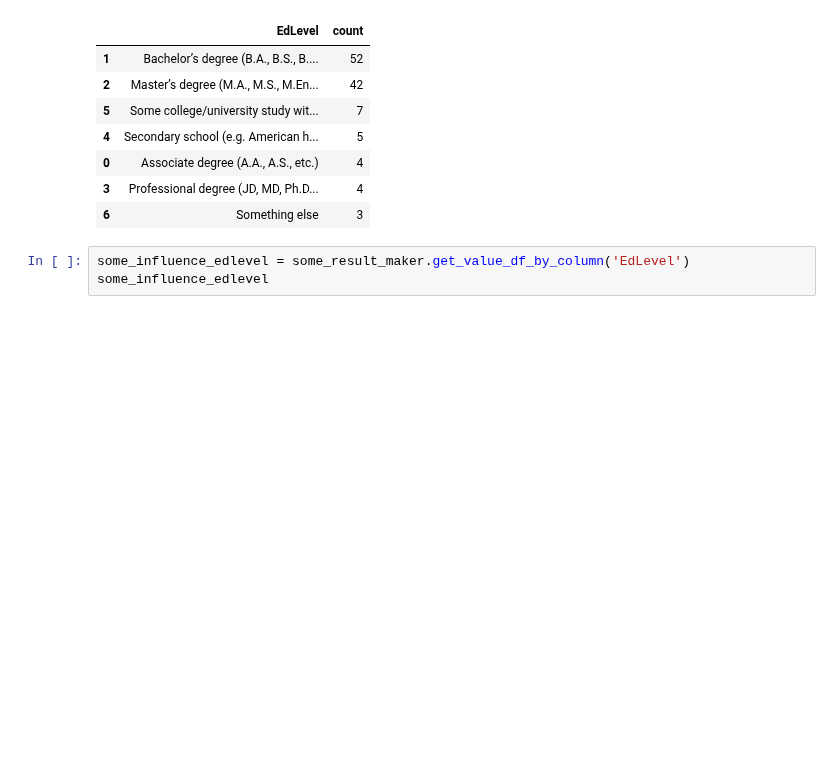
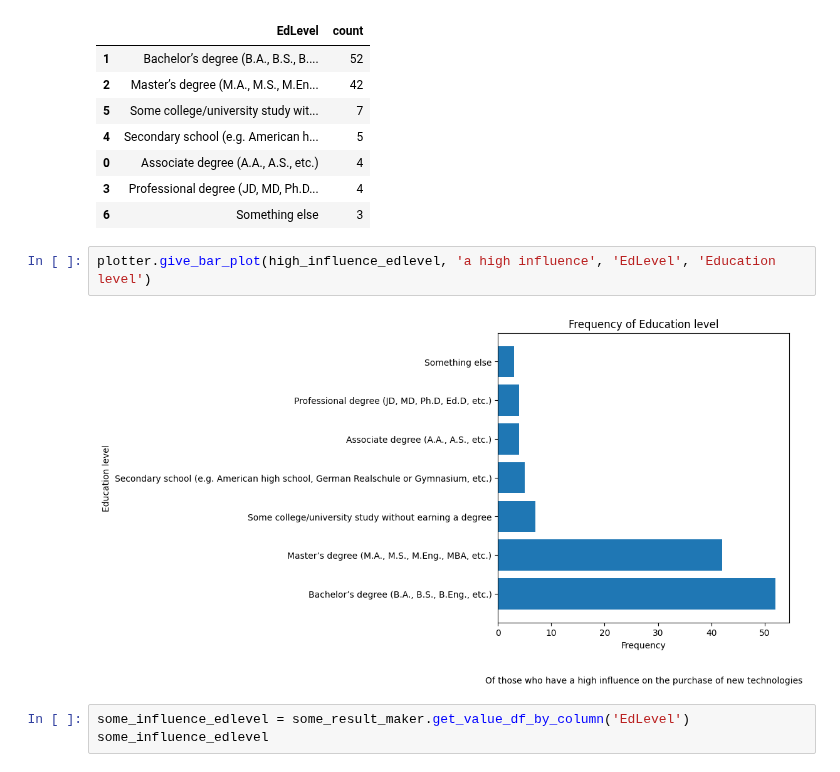
Before and after one commit to abrahim-k/stack_overflow_data, a Jupyter notebook: stack_overflow.ipynb, the cells around one changed output. Saved outputs shown, nothing was run; the diff lists cells and outputs as text; blank space fills up the shorter version.

```diff
--- a/stack_overflow.ipynb
+++ b/stack_overflow.ipynb
@@ -197,6 +205,10 @@ high_influence_edlevel
 | 0 | Associate degree (A.A., A.S., etc.) | 4 |
 | 3 | Professional degree (JD, MD, Ph.D... | 4 |
 | 6 | Something else | 3 |
+# %%
+plotter.give_bar_plot(high_influence_edlevel, 'a high influence', 'EdLevel', 'Education level')
+# %% [output]
+[figure, added]
 # %%
 some_influence_edlevel = some_result_maker.get_value_df_by_column('EdLevel')
 some_influence_edlevel
```
Also changed, not shown: parts of 10 cells of this notebook.
